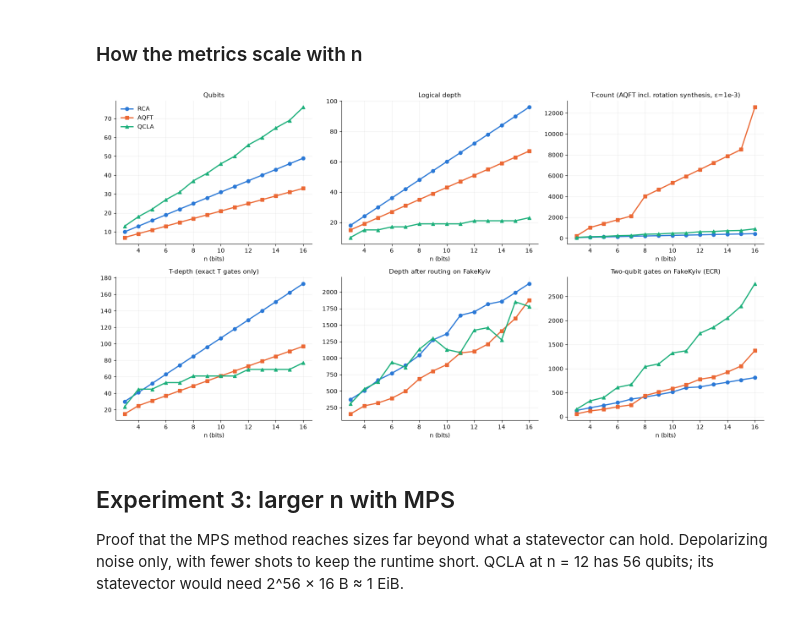
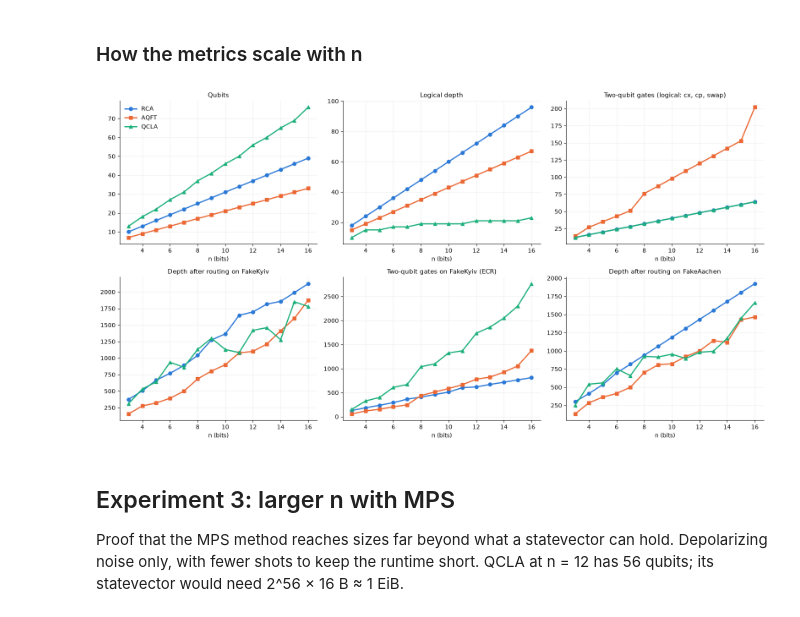
Before and after one commit to ArthurWDamasio/quantum-computing-notebooks, a Jupyter notebook: notebooks/arithmetic/qadders-study-v2.ipynb, the cells around one changed output. Drawn from its saved outputs; the diff is of its cells as text; code cells hidden in the pictures.

Commit message:
:add relevant graphics - real depth after routing, i.e

```diff
--- a/notebooks/arithmetic/qadders-study-v2.ipynb
+++ b/notebooks/arithmetic/qadders-study-v2.ipynb
@@ -999,25 +999,27 @@ n= 8 QCLA  logical:     {'ccx': 54, 'cx': 32}
 # %%
 panels = [
     ("qubits", "Qubits"),
     ("depth", "Logical depth"),
-    ("t_count_with_synthesis", "T-count (AQFT incl. rotation synthesis, ε=1e-3)"),
-    ("t_depth", "T-depth (exact T gates only)"),
+    ("two_qubit_gates", "Two-qubit gates (logical: cx, cp, swap)"),
     ("kyiv_depth", "Depth after routing on FakeKyiv"),
     ("kyiv_2q", "Two-qubit gates on FakeKyiv (ECR)"),
+    ("aachen_depth", "Depth after routing on FakeAachen"),
 ]
 fig, axes = plt.subplots(2, 3, figsize=(16, 8.5))
 for ax, (col, title) in zip(axes.flat, panels):
     for adder, color in ADDER_COLORS.items():
         s = metrics[metrics.adder == adder].sort_values("n")
         ax.plot(s.n, s[col], color=color, marker=ADDER_MARKERS[adder], linewidth=2,
                 markersize=6, label=adder)
     ax.set_title(title, fontsize=11)
     ax.set_xlabel("n (bits)")
     ax.grid(alpha=0.2); ax.spines[["top", "right"]].set_visible(False)
 axes[0, 0].legend(frameon=False)
-plt.tight_layout(); plt.show()
+plt.tight_layout()
+plt.savefig("circuit_metrics.png", dpi=150)
+plt.show()
 # %% [output]
-[figure, old version]
+[figure, new version]
 # %% [markdown]
 ## Experiment 3: larger n with MPS
 
```
Also changed, not shown: parts of 4 cells of this notebook, 1 other file.
